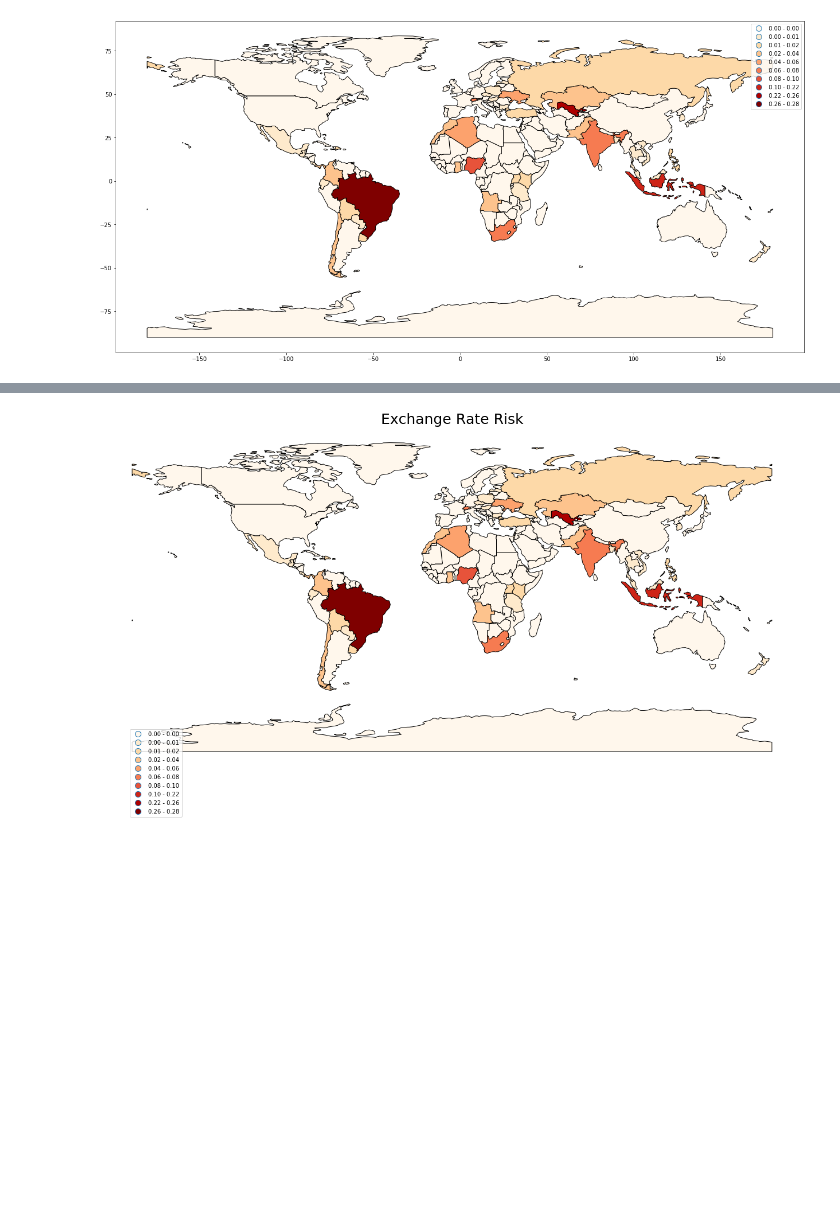
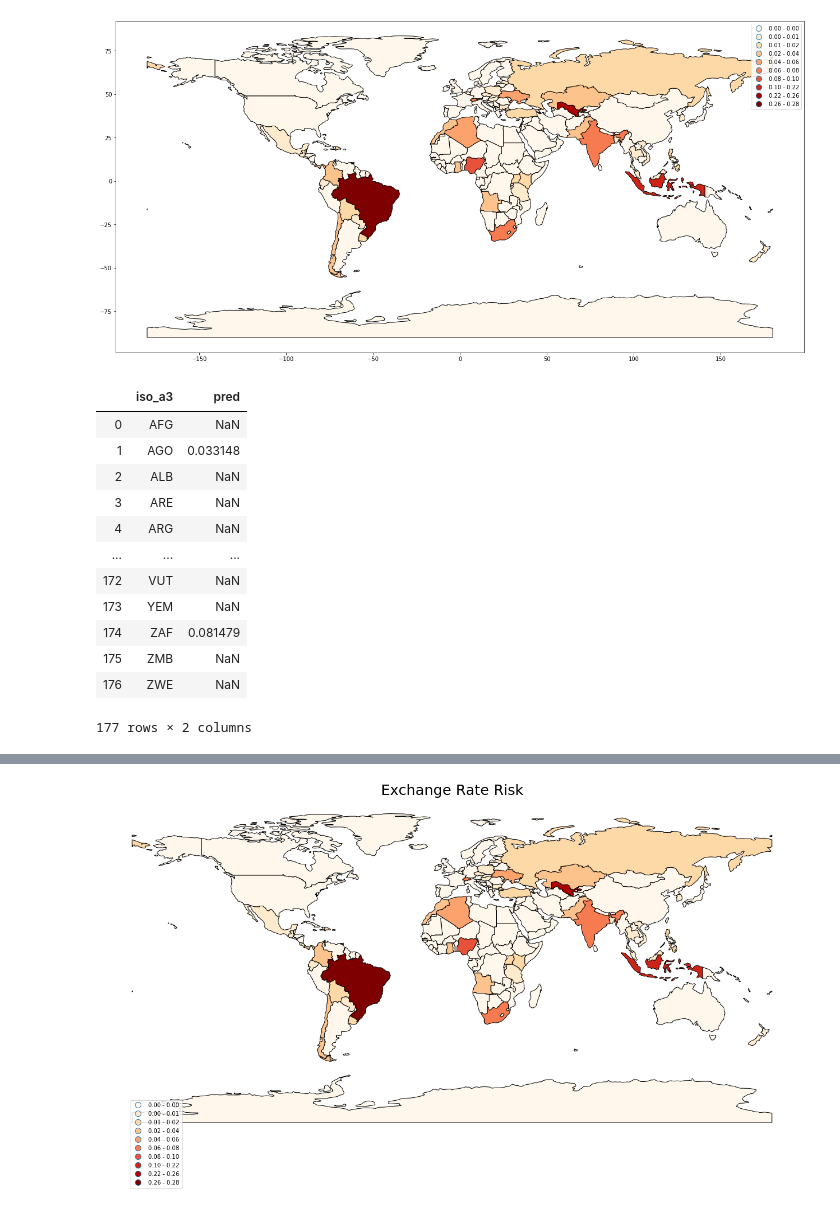
Before and after one commit to Walras-data/countryrisk, a Jupyter notebook: Exchange Risk Watchlist.ipynb, the cells around one changed output, grey strips where cells are left out. Saved outputs shown, nothing was run; the diff lists cells and outputs as text; code cells hidden in the pictures; blank space fills up the shorter version.

```diff
--- a/Exchange Risk Watchlist.ipynb
+++ b/Exchange Risk Watchlist.ipynb
@@ -119,0 +128,17 @@ ax = world2.plot(column='pred', cmap = 'OrRd', edgecolor= 'black' ,figsize=(22,1
+# %%
+cloropleth = world1[['iso_a3', 'pred']]
+cloropleth
+# %% [output]
+|  | iso_a3 | pred |
+| 0 | AFG | NaN |
+| 1 | AGO | 0.033148 |
+| 2 | ALB | NaN |
+| 3 | ARE | NaN |
+| 4 | ARG | NaN |
+| ... | ... | ... |
+| 172 | VUT | NaN |
+| 173 | YEM | NaN |
+| 174 | ZAF | 0.081479 |
+| 175 | ZMB | NaN |
+| 176 | ZWE | NaN |
+177 rows × 2 columns
```
Also changed, not shown: parts of 8 cells of this notebook, 4 other files.
